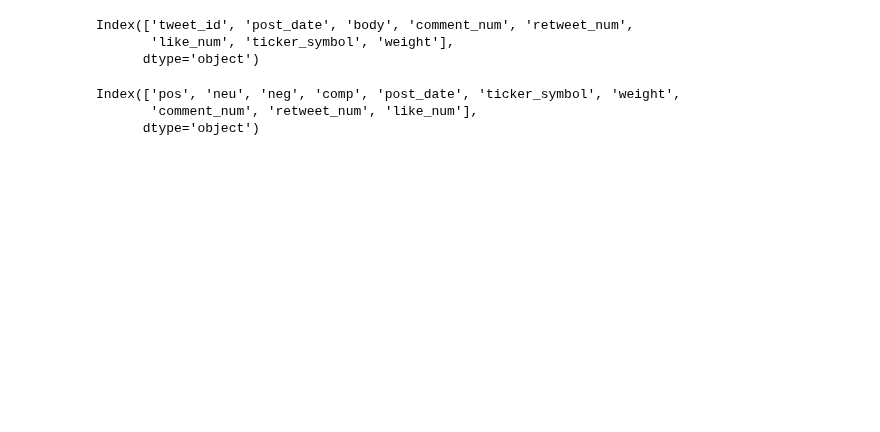
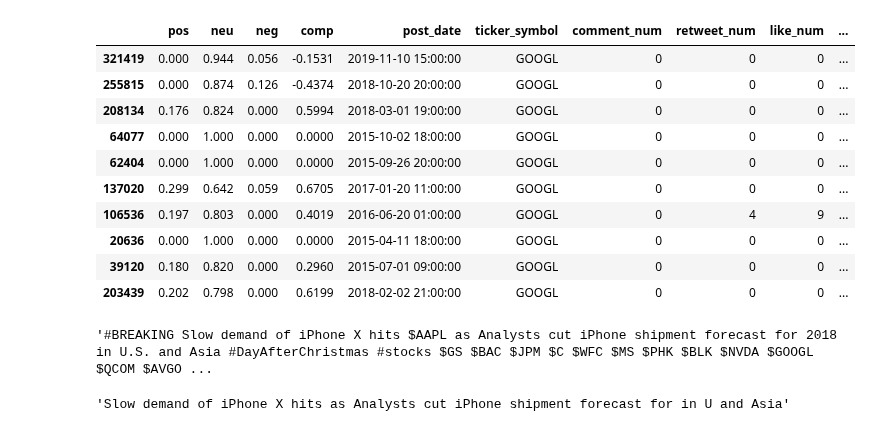
Before and after one commit to PatrykML/twitter_sentiment_stock_prediction, a Jupyter notebook: data_cleaning/aggregation.ipynb, the cells around one changed output. Drawn from its saved outputs; the diff is of its cells as text; code cells hidden in the pictures; blank space fills up the shorter version.

Commit message:
improve cleaning

```diff
--- a/data_cleaning/aggregation.ipynb
+++ b/data_cleaning/aggregation.ipynb
@@ -103,6 +145,0 @@ tweets["weight"] = tweets.apply(calc_weight, axis=1)
-# %%
-tweets.columns
-# %% [output]
-Index(['tweet_id', 'post_date', 'body', 'comment_num', 'retweet_num',
-       'like_num', 'ticker_symbol', 'weight'],
-      dtype='object')
@@ -119,9 +157,3 @@ sentiment = calc_sentiment(
         "like_num",
     ],
 )
-# %%
-sentiment.columns
-# %% [output]
-Index(['pos', 'neu', 'neg', 'comp', 'post_date', 'ticker_symbol', 'weight',
-       'comment_num', 'retweet_num', 'like_num'],
-      dtype='object')
@@ -128,3 +169,25 @@ Index(['pos', 'neu', 'neg', 'comp', 'post_date', 'ticker_symbol', 'weight',
+# %%
+sentiment.sample(10)
+# %% [output]
+|  | pos | neu | neg | comp | post_date | ticker_symbol | comment_num | retweet_num | like_num | ... |
+| 321419 | 0.000 | 0.944 | 0.056 | -0.1531 | 2019-11-10 15:00:00 | GOOGL | 0 | 0 | 0 | ... |
+| 255815 | 0.000 | 0.874 | 0.126 | -0.4374 | 2018-10-20 20:00:00 | GOOGL | 0 | 0 | 0 | ... |
+| 208134 | 0.176 | 0.824 | 0.000 | 0.5994 | 2018-03-01 19:00:00 | GOOGL | 0 | 0 | 0 | ... |
+| 64077 | 0.000 | 1.000 | 0.000 | 0.0000 | 2015-10-02 18:00:00 | GOOGL | 0 | 0 | 0 | ... |
+| 62404 | 0.000 | 1.000 | 0.000 | 0.0000 | 2015-09-26 20:00:00 | GOOGL | 0 | 0 | 0 | ... |
+| 137020 | 0.299 | 0.642 | 0.059 | 0.6705 | 2017-01-20 11:00:00 | GOOGL | 0 | 0 | 0 | ... |
+| 106536 | 0.197 | 0.803 | 0.000 | 0.4019 | 2016-06-20 01:00:00 | GOOGL | 0 | 4 | 9 | ... |
+| 20636 | 0.000 | 1.000 | 0.000 | 0.0000 | 2015-04-11 18:00:00 | GOOGL | 0 | 0 | 0 | ... |
+| 39120 | 0.180 | 0.820 | 0.000 | 0.2960 | 2015-07-01 09:00:00 | GOOGL | 0 | 0 | 0 | ... |
+| 203439 | 0.202 | 0.798 | 0.000 | 0.6199 | 2018-02-02 21:00:00 | GOOGL | 0 | 0 | 0 | ... |
+# %%
+tweets.iloc[196214].body
+# %% [output]
+'#BREAKING Slow demand of iPhone X hits $AAPL as Analysts cut iPhone shipment forecast for 2018 in U.S. and Asia #DayAfterChristmas #stocks $GS $BAC $JPM $C $WFC $MS $PHK $BLK $NVDA $GOOGL $QCOM $AVGO ...
+# %%
+clean.iloc[196214].body
+# %% [output]
+'Slow demand of iPhone X hits as Analysts cut iPhone shipment forecast for in U and Asia'
 # %%
 # round down
 def round_down_hour(col):
```
Also changed, not shown: parts of 25 cells of this notebook, 12 other files.
